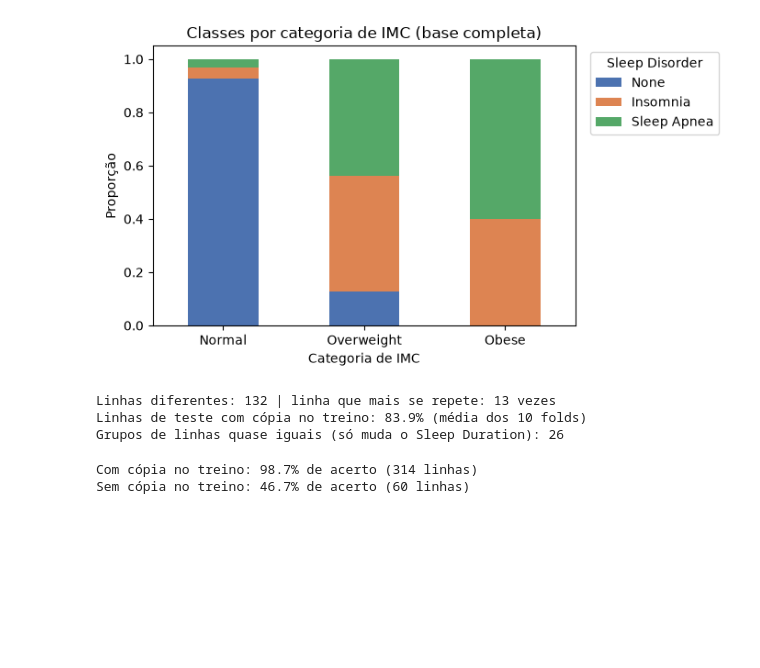
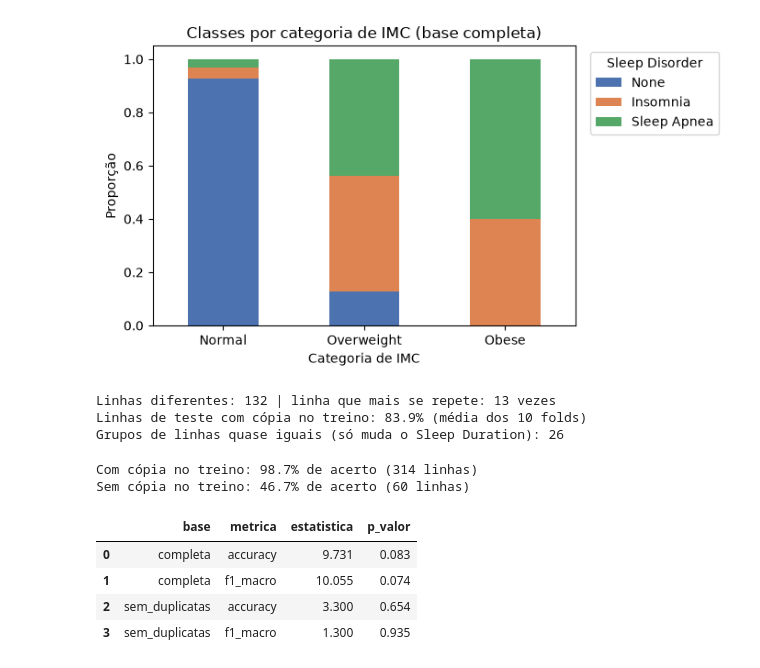
Before and after one commit to FelipeBert/sleep-health, a Jupyter notebook: projeto_experimentos.ipynb, the cells around one changed output. Saved outputs shown, nothing was run; the diff lists cells and outputs as text; code cells hidden in the pictures; blank space fills up the shorter version.

```diff
--- a/projeto_experimentos.ipynb
+++ b/projeto_experimentos.ipynb
@@ -710,3 +710,26 @@ print(f"Sem cópia no treino: {np.mean(sem_copia):.1%} de acerto ({len(sem_copia
 # %% [output]
 Com cópia no treino: 98.7% de acerto (314 linhas)
 Sem cópia no treino: 46.7% de acerto (60 linhas)
+# %%
+# Teste de Friedman: os 6 algoritmos são diferentes de verdade?
+# Se o p-valor for maior que 0,05, não dá para dizer que existe diferença
+from scipy.stats import friedmanchisquare
+
+linhas = []
+for nome_base, pf in resultados.items():
+    melhores_pf = pf[pf["melhor"]]
+    for metrica in ["accuracy", "f1_macro"]:
+        # tabela com uma linha por fold e uma coluna por algoritmo
+        tabela = melhores_pf.pivot(index="fold", columns="algoritmo", values=metrica)
+        estat, p = friedmanchisquare(*[tabela[col] for col in tabela.columns])
+        linhas.append({"base": nome_base, "metrica": metrica, "estatistica": round(estat, 3), "p_valor": round(p, 3)})
+
+friedman = pd.DataFrame(linhas)
+friedman.to_csv("resultados/teste_friedman.csv", index=False)
+friedman
+# %% [output]
+|  | base | metrica | estatistica | p_valor |
+| 0 | completa | accuracy | 9.731 | 0.083 |
+| 1 | completa | f1_macro | 10.055 | 0.074 |
+| 2 | sem_duplicatas | accuracy | 3.300 | 0.654 |
+| 3 | sem_duplicatas | f1_macro | 1.300 | 0.935 |
```
Also changed, not shown: parts of 1 cell of this notebook, 2 other files.
